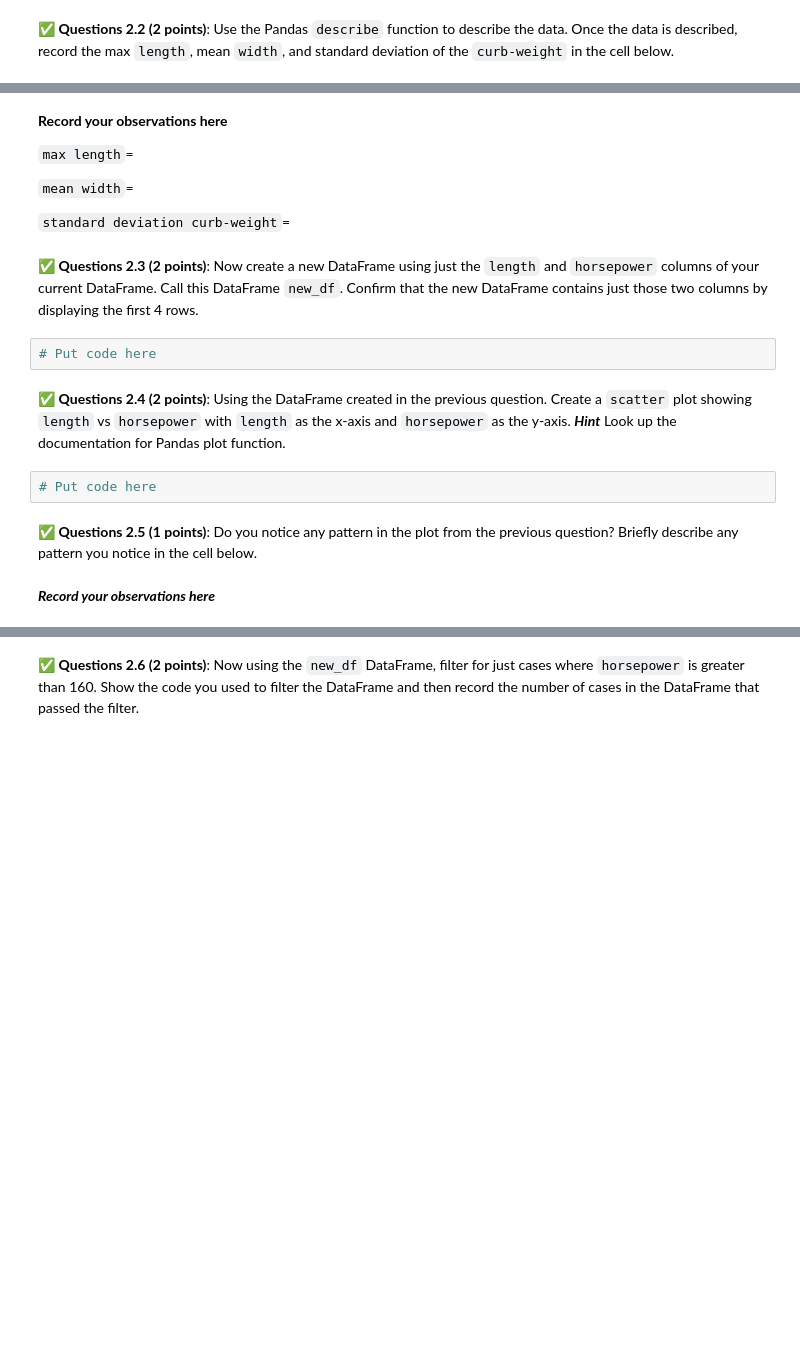
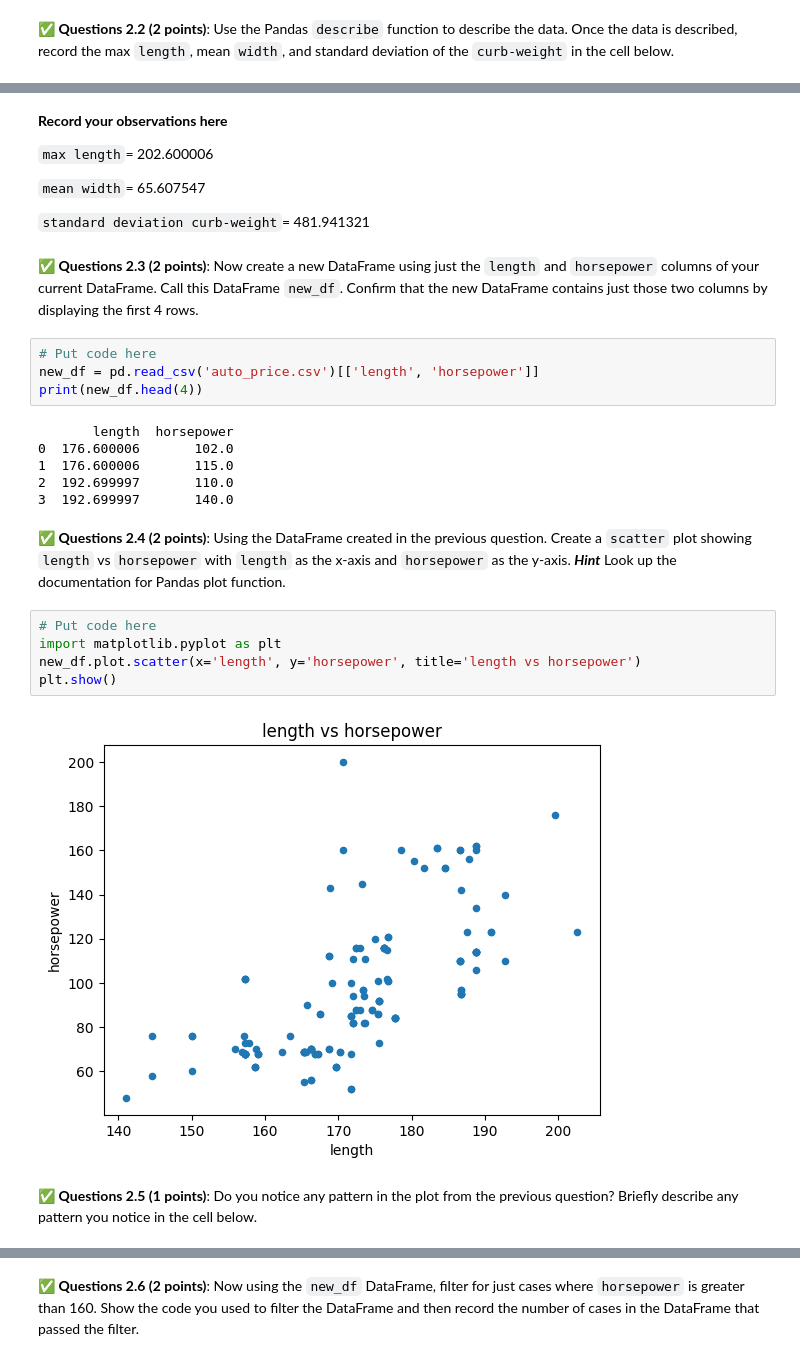
Before and after one commit to sarahhoran/CMSE202-f24-turnin, a Jupyter notebook: Homework1/HW-01_GitPracticeDebuggingPythonPackagesAndClasses-STUDENT.ipynb, the cells around one changed output, grey strips where cells are left out. Drawn from its saved outputs; the diff is of its cells as text; blank space fills up the shorter version.

```diff
--- a/Homework1/HW-01_GitPracticeDebuggingPythonPackagesAndClasses-STUDENT.ipynb
+++ b/Homework1/HW-01_GitPracticeDebuggingPythonPackagesAndClasses-STUDENT.ipynb
@@ -156,20 +186,31 @@ import pandas as pd
 # %% [markdown]
 **Record your observations here**
 
-`max length`=
+`max length`=  202.600006
 
-`mean width`=
+`mean width`=  65.607547
 
-`standard deviation curb-weight`=
+`standard deviation curb-weight`= 481.941321
 # %% [markdown]
 &#9989; **Questions 2.3 (2 points)**: Now create a new DataFrame using just the `length` and `horsepower` columns of your current DataFrame. Call this DataFrame `new_df`. Confirm that the new DataFrame contains just those two columns by displaying the first 4 rows.
-# %%
-# Put code here
+# %%
+# Put code here
+new_df = pd.read_csv('auto_price.csv')[['length', 'horsepower']]
+print(new_df.head(4))
+# %% [output]
+       length  horsepower
+0  176.600006       102.0
+1  176.600006       115.0
+2  192.699997       110.0
+3  192.699997       140.0
 # %% [markdown]
 &#9989; **Questions 2.4 (2 points)**: Using the DataFrame created in the previous question. Create a `scatter` plot showing `length` vs `horsepower` with `length` as the x-axis and `horsepower` as the y-axis. ***Hint*** Look up the documentation for Pandas plot function.
-# %%
-# Put code here
+# %%
+# Put code here
+import matplotlib.pyplot as plt
+new_df.plot.scatter(x='length', y='horsepower', title='length vs horsepower')
+plt.show()
+# %% [output]
+[figure, added]
 # %% [markdown]
 &#9989; **Questions 2.5 (1 points)**: Do you notice any pattern in the plot from the previous question? Briefly describe any pattern you notice in the cell below.
-# %% [markdown]
-***Record your observations here***
```
Also changed, not shown: parts of 8 cells of this notebook.
